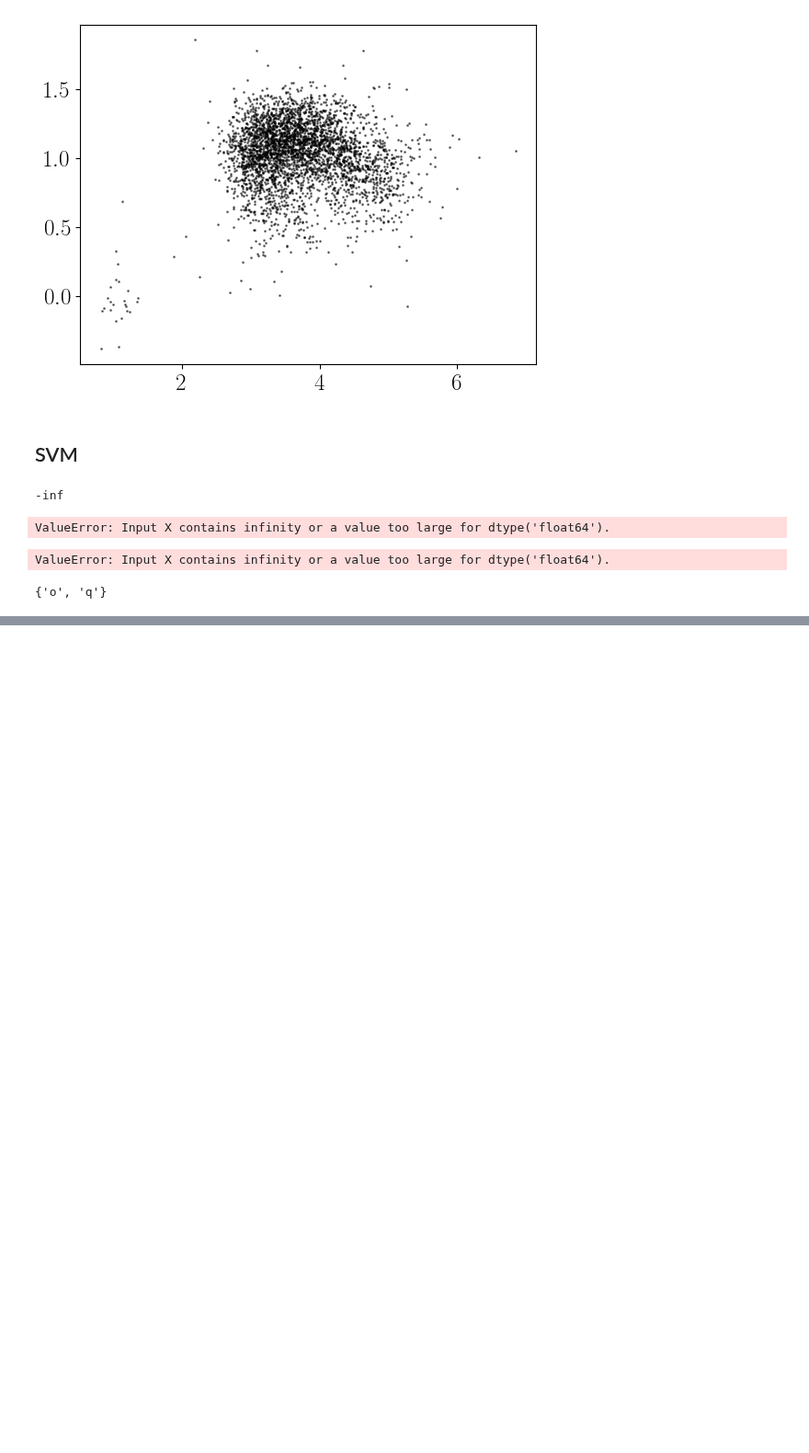
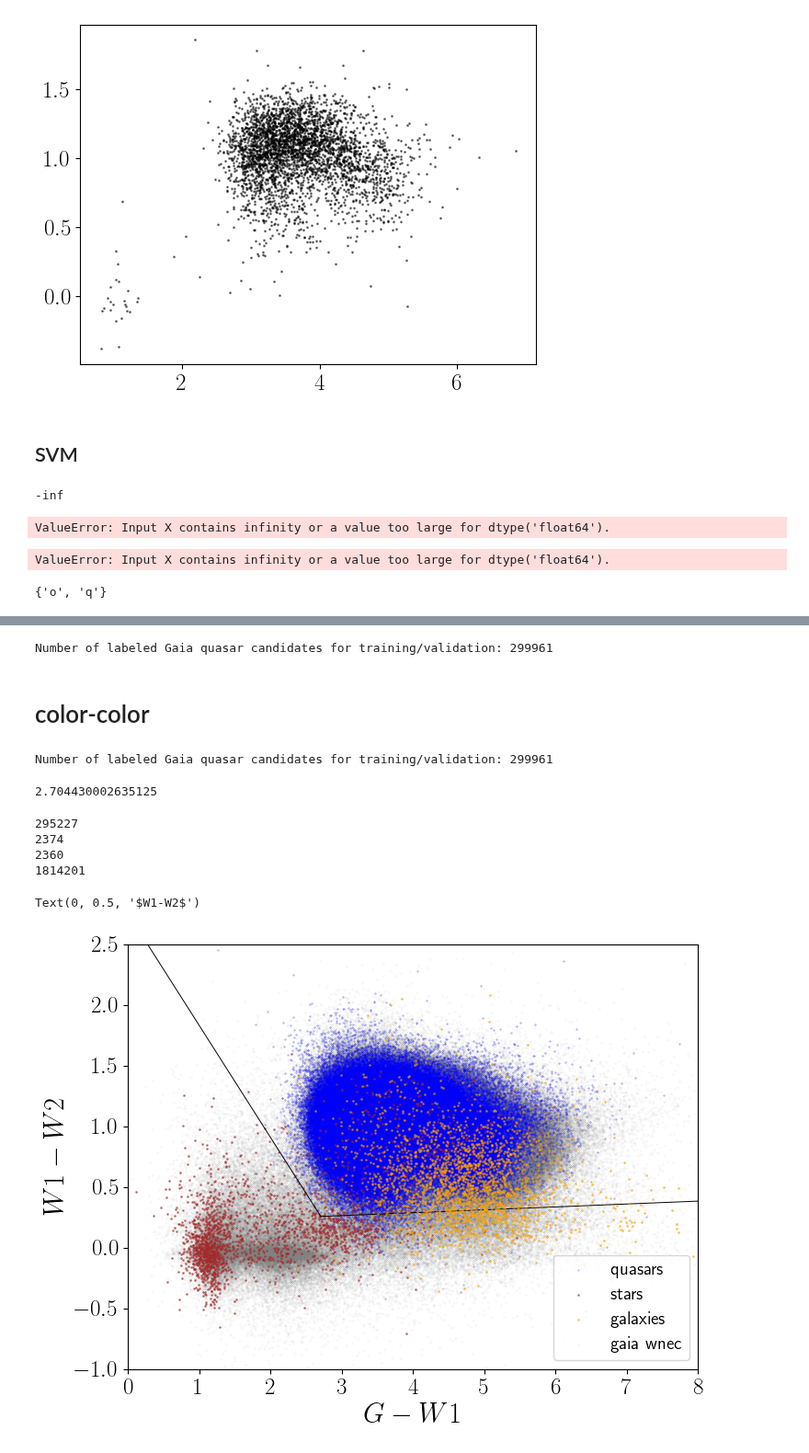
Before and after one commit to kstoreyf/gaia-quasars-lss, a Jupyter notebook: notebooks/2023-03-15_decontamination.ipynb, the cells around one changed output, grey strips where cells are left out. Shown at 92% size. Drawn from its saved outputs; the diff is of its cells as text; code cells hidden in the pictures; blank space fills up the shorter version.

```diff
--- a/notebooks/2023-03-15_decontamination.ipynb
+++ b/notebooks/2023-03-15_decontamination.ipynb
@@ -390,0 +282,8 @@ Text(0, 0.5, '$G-RP$')
+# %%
+fn_labeled = '../data/labeled_wnec.fits'
+tab_labeled = utils.load_table(fn_labeled)
+print(f"Number of labeled Gaia quasar candidates for training/validation: {len(tab_labeled)}")
+
+X_labeled = decontaminate.construct_X(tab_labeled)
+# %% [output]
+Number of labeled Gaia quasar candidates for training/validation: 299961
@@ -390,0 +303,2 @@ Text(0, 0.5, '$G-RP$')
+# %% [markdown]
+# color-color
@@ -390,0 +325,56 @@ Text(0, 0.5, '$G-RP$')
+# %%
+# Labeled sample
+fn_labeled = '../data/labeled_wnec.fits'
+tab_labeled = utils.load_table(fn_labeled)
+print(f"Number of labeled Gaia quasar candidates for training/validation: {len(tab_labeled)}")
+# %% [output]
+Number of labeled Gaia quasar candidates for training/validation: 299961
+# %%
+x = [-0.024484232241539453, 1.0269683039130773, 0.19642497708326948, 0.9725822902254136, 1.0546460129573478, 2.900000000053999]
+color_cuts = [[x[0], x[1], x[2]], [x[3], x[4], x[5]]]
+cut_0, cut_1 = color_cuts[0], color_cuts[1]
+x_eq = (cut_0[2]*cut_1[1] - cut_1[2]*cut_0[1])/(cut_0[0]*cut_1[1] - cut_1[0]*cut_0[1])
+print(x_eq)
+# %% [output]
+2.704430002635125
+# %%
+plt.figure(figsize=(8,6))
+ax = plt.gca()
+tabs = [tab_labeled[tab_labeled['class']=='q'],
+        tab_labeled[tab_labeled['class']=='s'],
+        tab_labeled[tab_labeled['class']=='g'],
+        tab_gwnec]
+
+zorders = [1,2,3,0]
+
+#tabs = [tab_squasars, tab_sstars, tab_sgals]
+#tabs = [tab_squasars]
+#zorders = [2, 1, 0]
+
+colors = ['b', 'brown', 'orange', 'grey']
+labels = ['quasars', 'stars', 'galaxies', 'gaia wnec']
+ss = [0.1, 1, 1, 0.01]
+
+for i, tab in enumerate(tabs):
+    print(len(tab))
+    plt.scatter(tab['phot_g_mean_mag']-tab['mag_w1_vg'], tab['mag_w1_vg']-tab['mag_w2_vg'],
+                color=colors[i], label=labels[i], alpha=0.5, s=ss[i], zorder=zorders[i])
+#     plt.scatter(tab['phot_bp_mean_mag']-tab['phot_g_mean_mag'],
+#                 tab['phot_g_mean_mag']-tab['phot_rp_mean_mag'],
+#                 color=colors[i], label=labels[i], alpha=1, s=1)
+plt.legend(loc='lower right', fontsize=(14))
+plt.xlim(0, 8)
+plt.ylim(-1, 2.5)
+
+plot_cut(ax, cut_0, x_eq=x_eq, only_plot='above')
+plot_cut(ax, cut_1, x_eq=x_eq, only_plot='below')
+
+plt.xlabel(r'$G-W1$')
+plt.ylabel(r'$W1-W2$')
+# %% [output]
+295227
+2374
+2360
+1814201
+Text(0, 0.5, '$W1-W2$')
+[figure, added]
```
Also changed, not shown: parts of 28 cells of this notebook, 1 other file.
